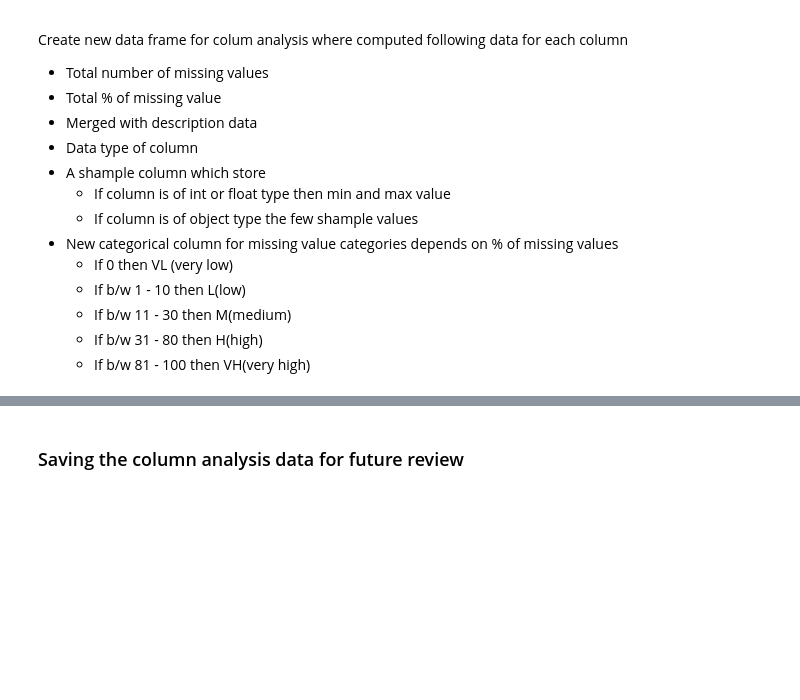
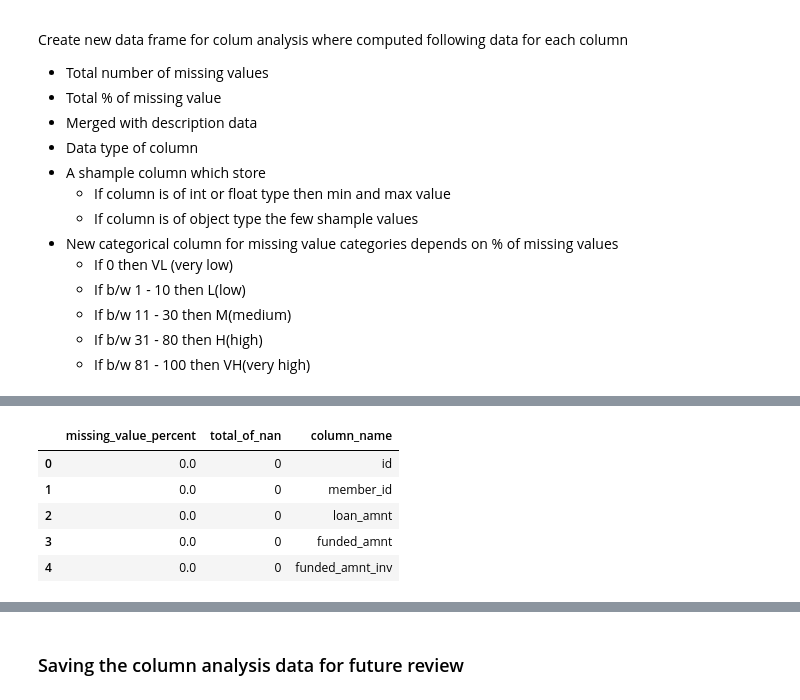
Before and after one commit to sonal-511/Lending-Club-Case-Study, a Jupyter notebook: data_description/explore_data.ipynb, the cells around one changed output, grey strips where cells are left out. Saved outputs shown, nothing was run; the diff lists cells and outputs as text; code cells hidden in the pictures; blank space fills up the shorter version.

```diff
--- a/data_description/explore_data.ipynb
+++ b/data_description/explore_data.ipynb
@@ -84,0 +87,9 @@ column_analysis = column_analysis.merge(meta_data, on=['column_name'], how='left
+# %%
+column_analysis.head()
+# %% [output]
+|  | missing_value_percent | total_of_nan | column_name |
+| 0 | 0.0 | 0 | id |
+| 1 | 0.0 | 0 | member_id |
+| 2 | 0.0 | 0 | loan_amnt |
+| 3 | 0.0 | 0 | funded_amnt |
+| 4 | 0.0 | 0 | funded_amnt_inv |
```
Also changed, not shown: parts of 34 cells of this notebook.
